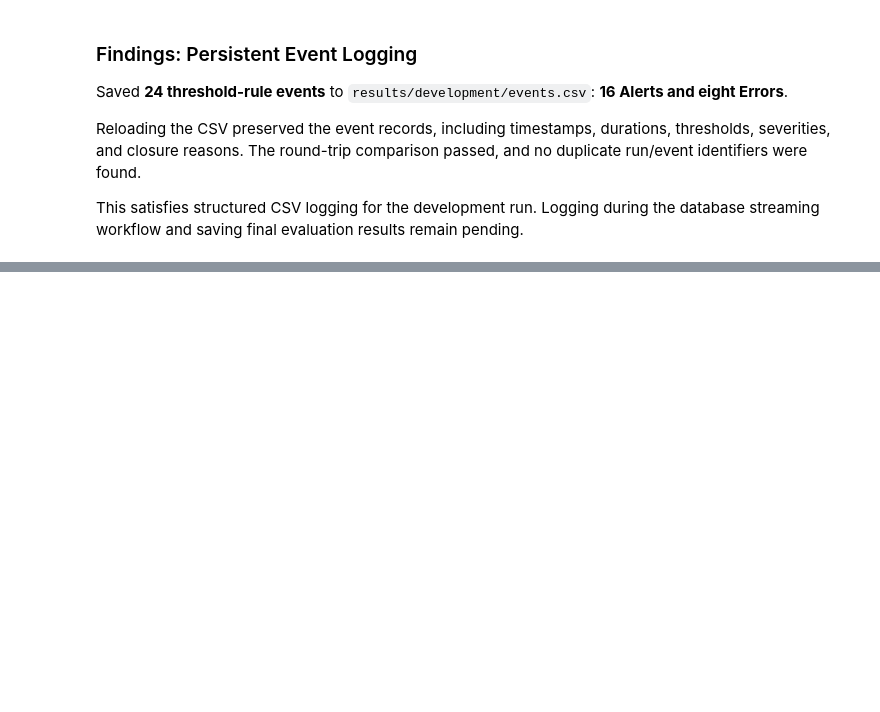
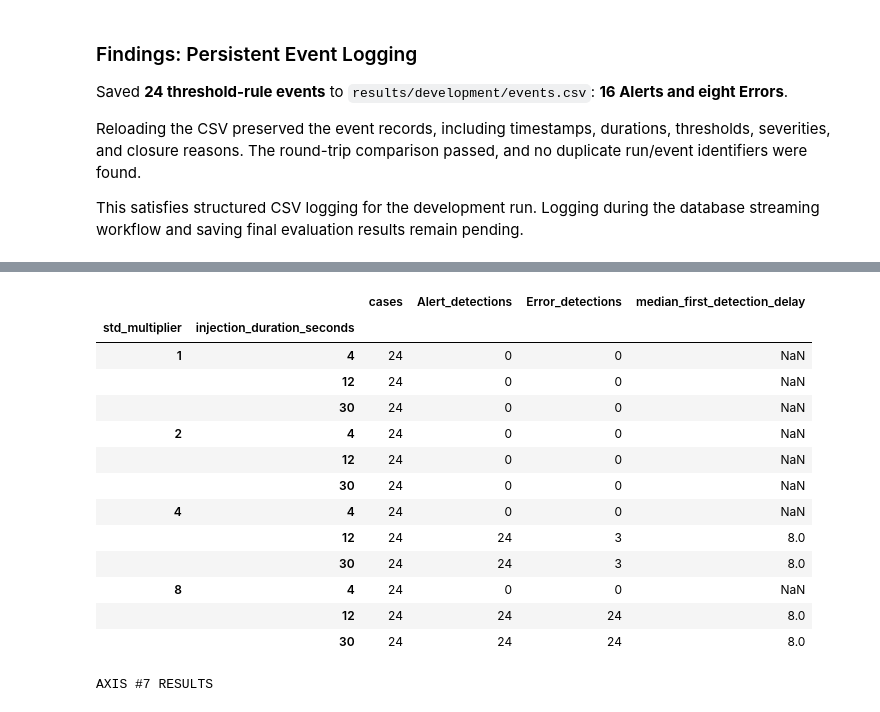
Before and after one commit to UbaidUllah777/DataStreamVisualization-regression-based-anomaly-detection, a Jupyter notebook: Regression_Anomaly_Detection.ipynb, the cells around one changed output, grey strips where cells are left out. Cells and saved outputs as stored; diff of their text form; code cells hidden in the pictures; blank space fills up the shorter version.

```diff
--- a/Regression_Anomaly_Detection.ipynb
+++ b/Regression_Anomaly_Detection.ipynb
@@ -1497,0 +1512,65 @@ This satisfies structured CSV logging for the development run. Logging during th
+# %%
+from analysis.sensitivity_evaluator import SensitivityEvaluator
+
+sensitivity_evaluator = SensitivityEvaluator(
+    axes=JOINTS,
+    regression=regression,
+    training_std=axis_scaler.parameters_["std"],
+    thresholds=candidate_thresholds,
+    duration_seconds=candidate_T_seconds,
+    max_gap_seconds=candidate_max_gap_seconds,
+)
+
+sensitivity_results = sensitivity_evaluator.evaluate(
+    baseline=prepared_development_baseline
+)
+
+assert len(sensitivity_results) == 288
+
+sensitivity_summary = (
+    sensitivity_results.groupby(
+        ["std_multiplier", "injection_duration_seconds"]
+    )
+    .agg(
+        cases=("axis", "size"),
+        Alert_detections=("Alert_detected", "sum"),
+        Error_detections=("Error_detected", "sum"),
+        median_first_detection_delay=(
+            "first_detection_delay_seconds", "median"
+        ),
+    )
+)
+
+print("Independent additive-increase experiments:", len(sensitivity_results))
+print("DETECTION COUNTS ACROSS EIGHT AXES AND THREE LOCATIONS")
+display(sensitivity_summary)
+
+print("AXIS #7 RESULTS")
+axis7_summary = (
+    sensitivity_results.loc[sensitivity_results["axis"].eq("j7")]
+    .groupby(["std_multiplier", "injection_duration_seconds"])
+    .agg(
+        cases=("axis", "size"),
+        Alert_detections=("Alert_detected", "sum"),
+        Error_detections=("Error_detected", "sum"),
+    )
+)
+display(axis7_summary)
+
+print("UNDETECTED SUSTAINED CASES BY AXIS")
+sustained_cases = sensitivity_results.loc[
+    sensitivity_results["injection_duration_seconds"].ge(12)
+].copy()
+
+sustained_cases["neither_rule_detected"] = ~(
+    sustained_cases["Alert_detected"]
+    | sustained_cases["Error_detected"]
+)
+
+display(
+    sustained_cases.groupby("axis").agg(
+        sustained_cases=("axis", "size"),
+        neither_rule_detected=("neither_rule_detected", "sum"),
+    )
+)
+# %% [output]
@@ -1497,0 +1579,15 @@ This satisfies structured CSV logging for the development run. Logging during th
+|  |  | cases | Alert_detections | Error_detections | median_first_detection_delay |
+| std_multiplier | injection_duration_seconds |  |  |  |  |
+| 1 | 4 | 24 | 0 | 0 | NaN |
+|  | 12 | 24 | 0 | 0 | NaN |
+|  | 30 | 24 | 0 | 0 | NaN |
+| 2 | 4 | 24 | 0 | 0 | NaN |
+|  | 12 | 24 | 0 | 0 | NaN |
+|  | 30 | 24 | 0 | 0 | NaN |
+| 4 | 4 | 24 | 0 | 0 | NaN |
+|  | 12 | 24 | 24 | 3 | 8.0 |
+|  | 30 | 24 | 24 | 3 | 8.0 |
+| 8 | 4 | 24 | 0 | 0 | NaN |
+|  | 12 | 24 | 24 | 24 | 8.0 |
+|  | 30 | 24 | 24 | 24 | 8.0 |
+AXIS #7 RESULTS
```
Also changed, not shown: parts of 8 cells of this notebook, 1 other file.
